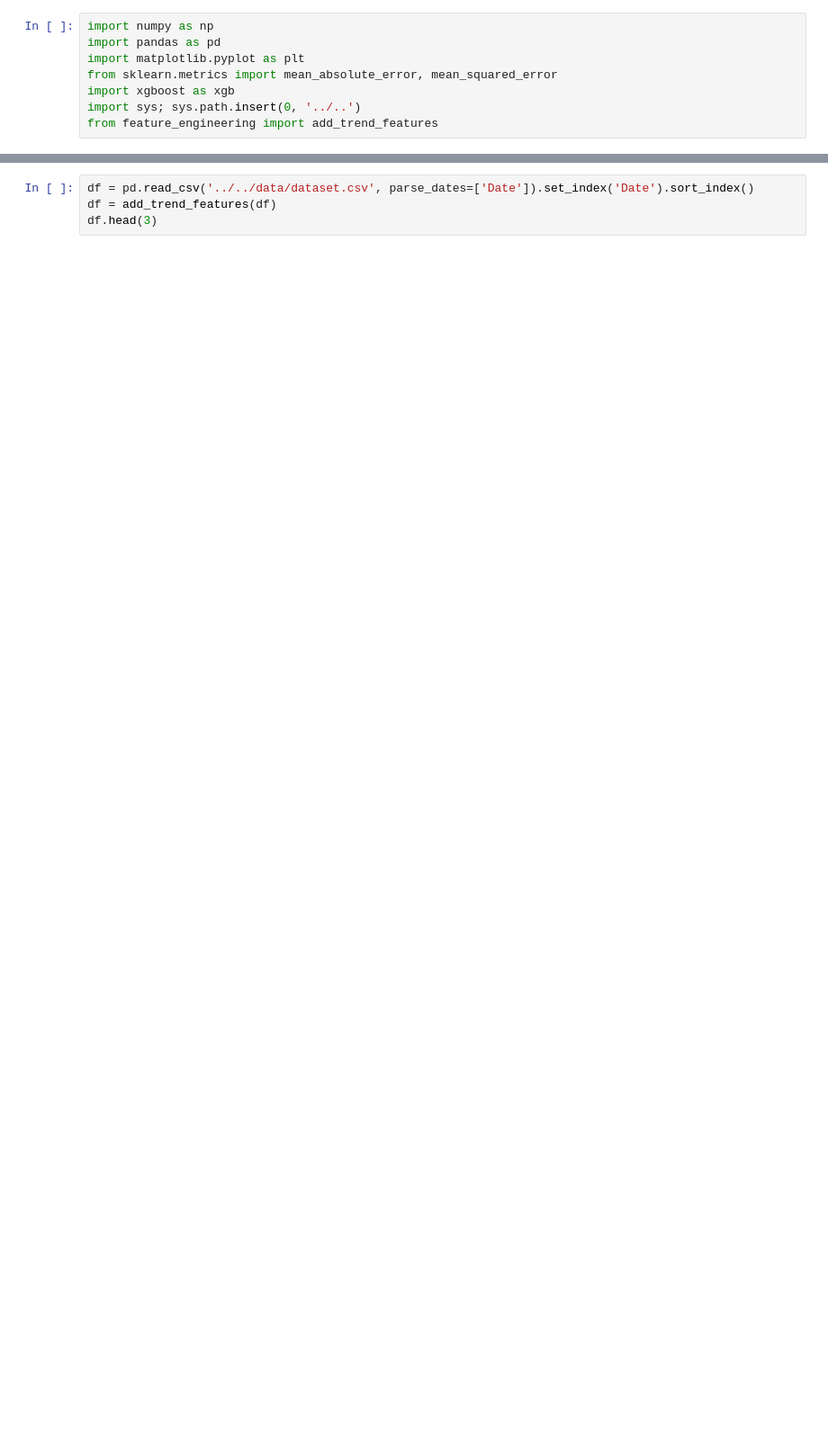
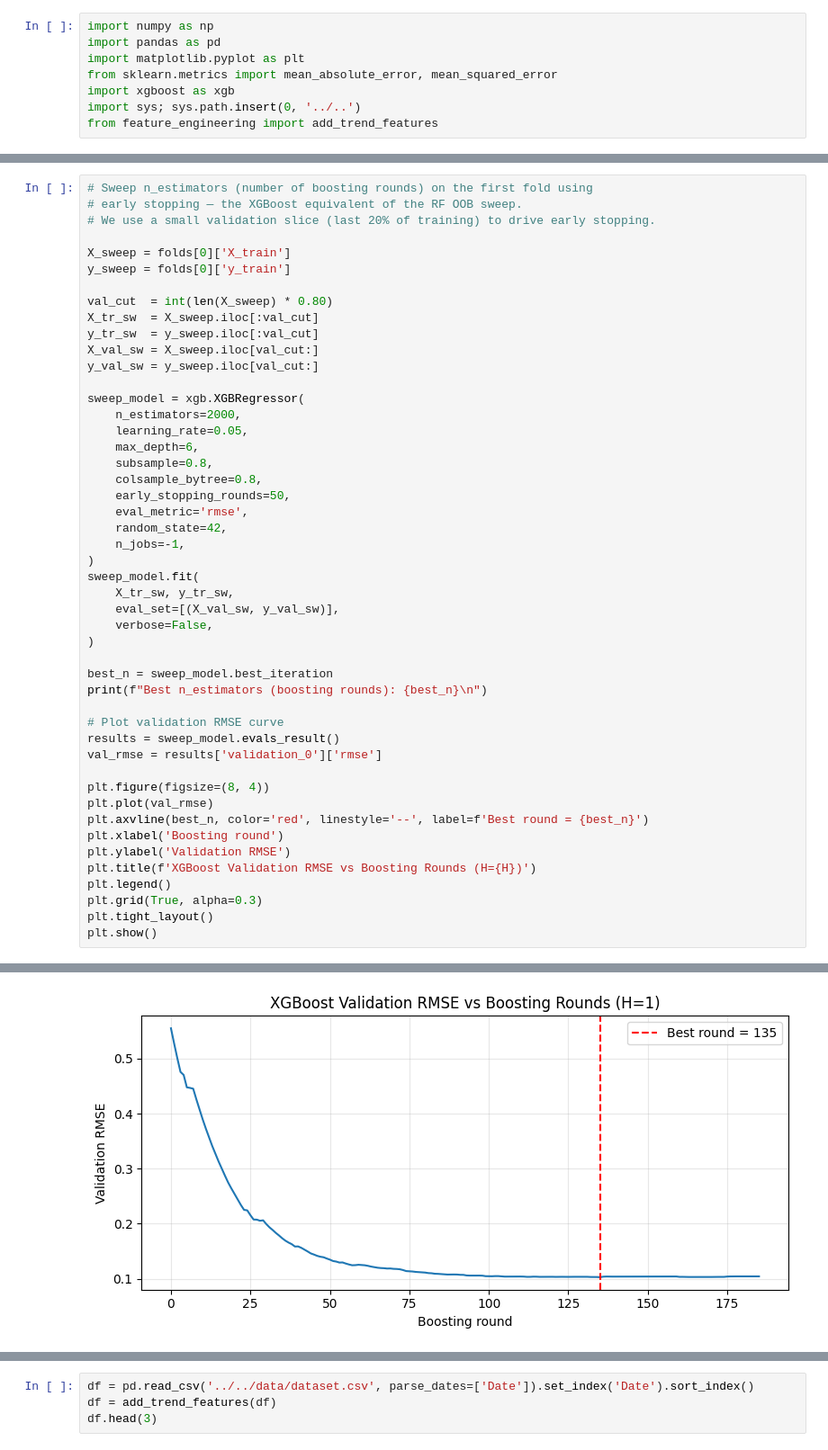
Before and after one commit to 2tmb2/CorporateBondSpreadPrediction, a Jupyter notebook: models/with-recessions/gradientboosted-with-recessions.ipynb, the cells around one changed output, grey strips where cells are left out. Shown at 90% size. Cells and saved outputs as stored; diff of their text form; blank space fills up the shorter version.

```diff
--- a/models/with-recessions/gradientboosted-with-recessions.ipynb
+++ b/models/with-recessions/gradientboosted-with-recessions.ipynb
@@ -8,0 +351,49 @@ from feature_engineering import add_trend_features
+# %%
+# Sweep n_estimators (number of boosting rounds) on the first fold using
+# early stopping — the XGBoost equivalent of the RF OOB sweep.
+# We use a small validation slice (last 20% of training) to drive early stopping.
+
+X_sweep = folds[0]['X_train']
+y_sweep = folds[0]['y_train']
+
+val_cut  = int(len(X_sweep) * 0.80)
+X_tr_sw  = X_sweep.iloc[:val_cut]
+y_tr_sw  = y_sweep.iloc[:val_cut]
+X_val_sw = X_sweep.iloc[val_cut:]
+y_val_sw = y_sweep.iloc[val_cut:]
+
+sweep_model = xgb.XGBRegressor(
+    n_estimators=2000,
+    learning_rate=0.05,
+    max_depth=6,
+    subsample=0.8,
+    colsample_bytree=0.8,
+    early_stopping_rounds=50,
+    eval_metric='rmse',
+    random_state=42,
+    n_jobs=-1,
+)
+sweep_model.fit(
+    X_tr_sw, y_tr_sw,
+    eval_set=[(X_val_sw, y_val_sw)],
+    verbose=False,
+)
+
+best_n = sweep_model.best_iteration
+print(f"Best n_estimators (boosting rounds): {best_n}\n")
+
+# Plot validation RMSE curve
+results = sweep_model.evals_result()
+val_rmse = results['validation_0']['rmse']
+
+plt.figure(figsize=(8, 4))
+plt.plot(val_rmse)
+plt.axvline(best_n, color='red', linestyle='--', label=f'Best round = {best_n}')
+plt.xlabel('Boosting round')
+plt.ylabel('Validation RMSE')
+plt.title(f'XGBoost Validation RMSE vs Boosting Rounds (H={H})')
+plt.legend()
+plt.grid(True, alpha=0.3)
+plt.tight_layout()
+plt.show()
+# %% [output]
@@ -8,0 +401 @@ from feature_engineering import add_trend_features
+[figure, added]
```
Also changed, not shown: parts of 24 cells of this notebook, 1 other file.
